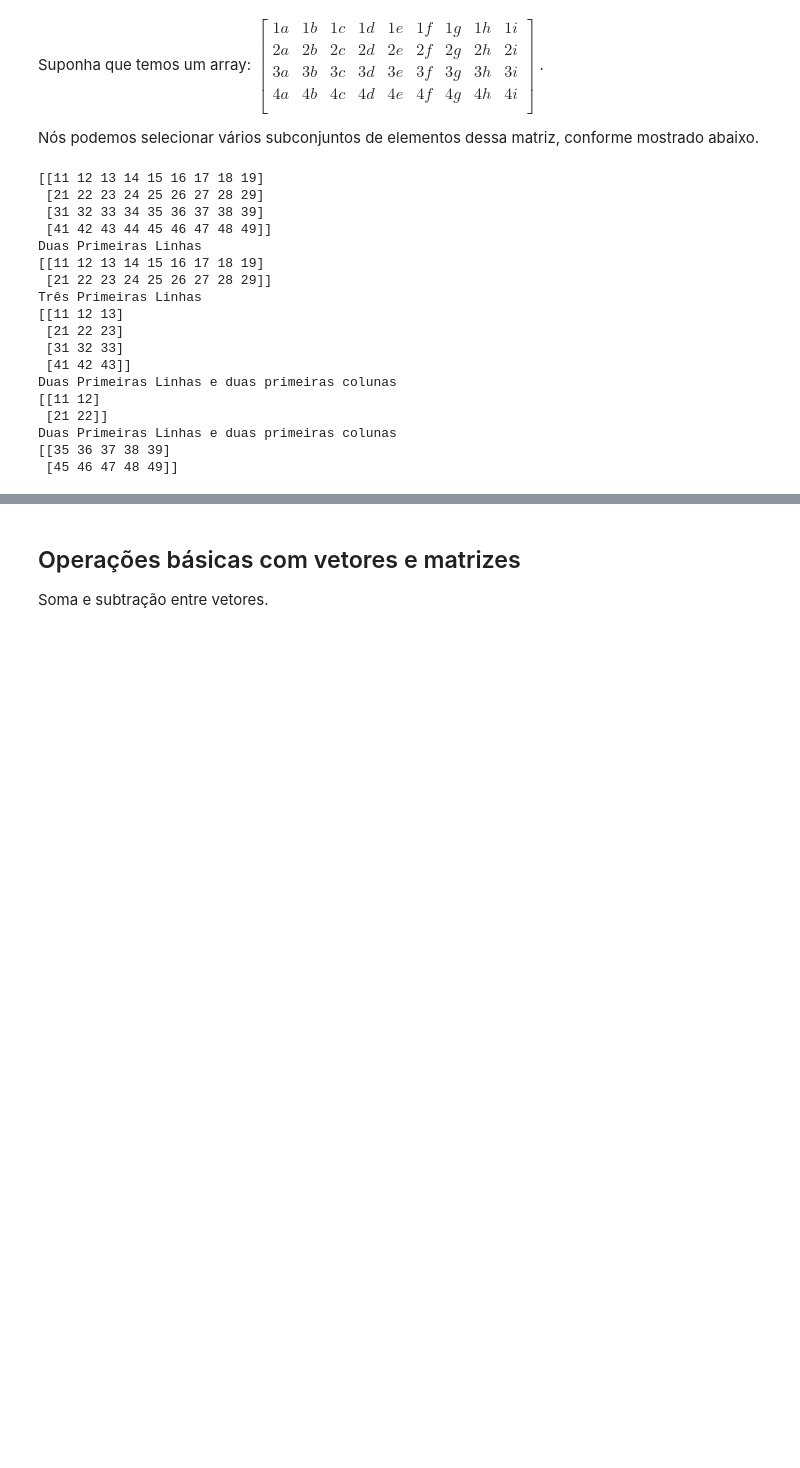
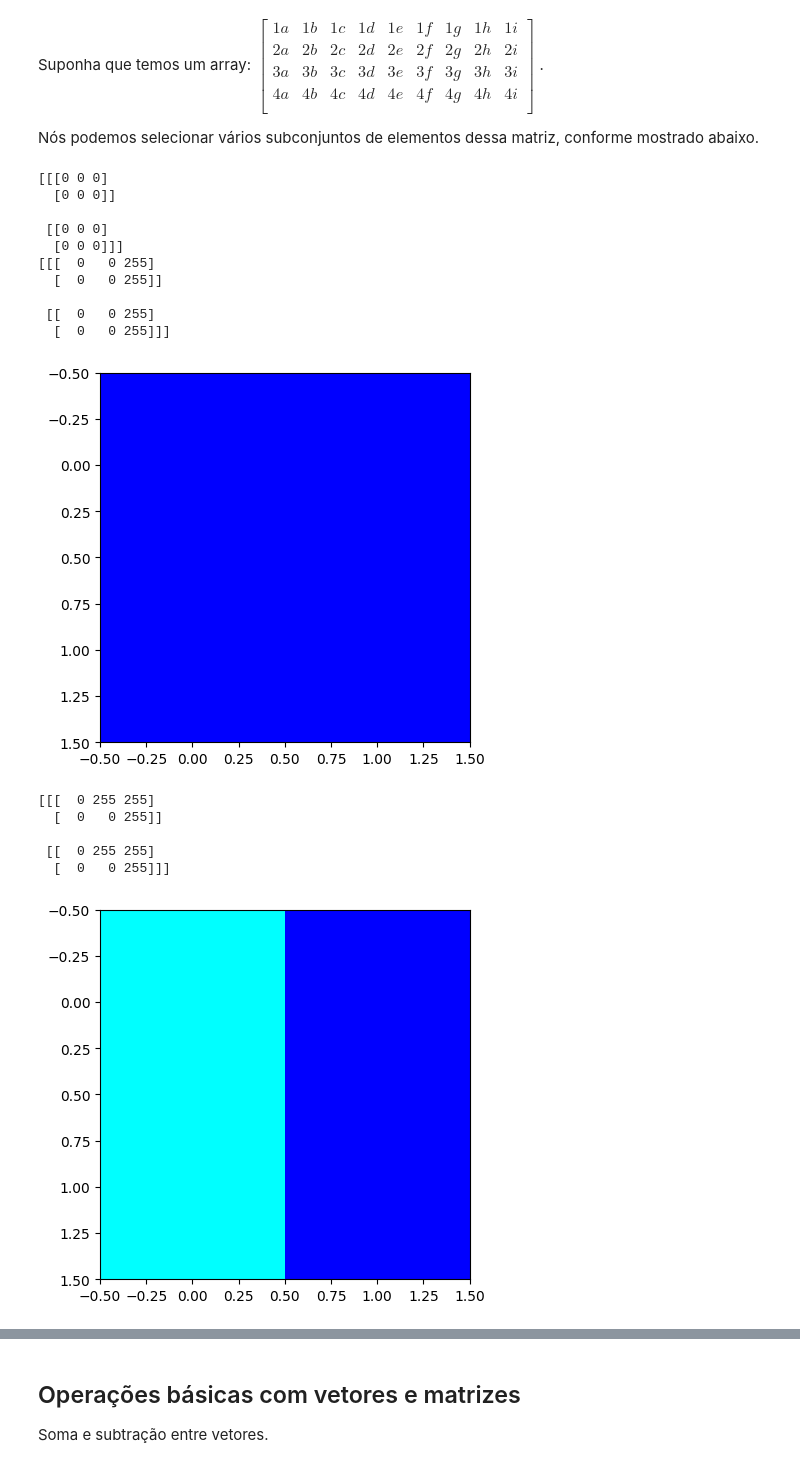
Before and after one commit to nata-vito/image-processing, a Jupyter notebook: exPDI01_introducaoPython.ipynb, the cells around one changed output, grey strips where cells are left out. Cells and saved outputs as stored; diff of their text form; code cells hidden in the pictures; blank space fills up the shorter version.

Commit message:
Studies about image processing

```diff
--- a/exPDI01_introducaoPython.ipynb
+++ b/exPDI01_introducaoPython.ipynb
@@ -173,42 +173,63 @@ Nós podemos selecionar vários subconjuntos de elementos dessa matriz, conforme
 # %%
 
 
 matriz = np.array([
                     np.arange(11, 20),
                     np.arange(21, 30),
                     np.arange(31, 40),
                     np.arange(41, 50),
                   ]
                 )
 
-print(matriz)
+""" print(matriz)
 print('Duas Primeiras Linhas')
 print(matriz[0: 2, :])
 
 print('Três Primeiras Linhas')
 print(matriz[: , :3])
 
 print('Duas Primeiras Linhas e duas primeiras colunas')
 print(matriz[0: 2, 0:2])
 
 print('Linha 2 em diante e coluna 4 em diante')
 print(matriz[2: ,4 :])
+
+print('linha 2 até a penúltima e coluna 3 até antepenúltima')
+print(matriz[0: -2, 3: -3]) """
+
+azul = np.zeros([2, 2, 3], dtype=np.uint8)
+print(azul)
+
+azul[ :,:,2 ] = 255 # em todas as linhas, em todas as colunas, na posição 2, coloque 255 -> blue
+print(azul)
+
+plt.imshow(azul)      # Image from matriz
+plt.show()
+
+azul[ :,0, 1 ] = 255 # em todas as linhas, apenas na primeira coluna, no indice 1, coloque 255
+print(azul)
+
+plt.imshow(azul)      # Image from matriz
+plt.show()
+
+azul[ :,1, :] = [255, 0, 0]
+plt.imshow(azul)      # Image from matriz
+plt.show()
 # %% [output]
-[[11 12 13 14 15 16 17 18 19]
- [21 22 23 24 25 26 27 28 29]
- [31 32 33 34 35 36 37 38 39]
- [41 42 43 44 45 46 47 48 49]]
-Duas Primeiras Linhas
-[[11 12 13 14 15 16 17 18 19]
- [21 22 23 24 25 26 27 28 29]]
-Três Primeiras Linhas
-[[11 12 13]
- [21 22 23]
- [31 32 33]
- [41 42 43]]
-Duas Primeiras Linhas e duas primeiras colunas
-[[11 12]
- [21 22]]
-Duas Primeiras Linhas e duas primeiras colunas
-[[35 36 37 38 39]
- [45 46 47 48 49]]
+[[[0 0 0]
+  [0 0 0]]
+
+ [[0 0 0]
+  [0 0 0]]]
+[[[  0   0 255]
+  [  0   0 255]]
+
+ [[  0   0 255]
+  [  0   0 255]]]
+[figure, added]
+[[[  0 255 255]
+  [  0   0 255]]
+
+ [[  0 255 255]
+  [  0   0 255]]]
+[figure, added]
```
Also changed, not shown: parts of 1 cell of this notebook.
